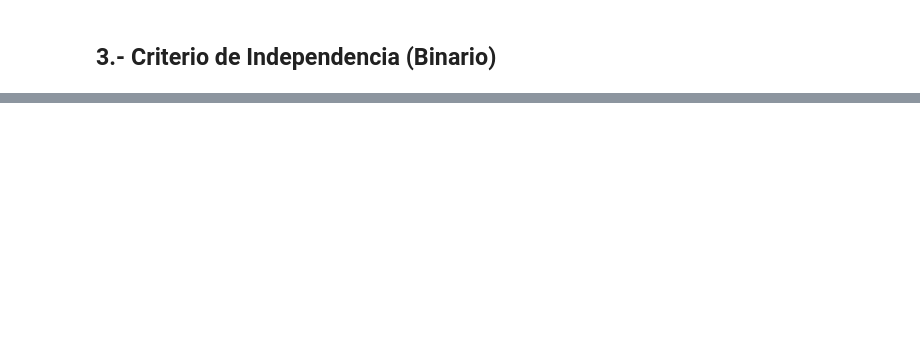
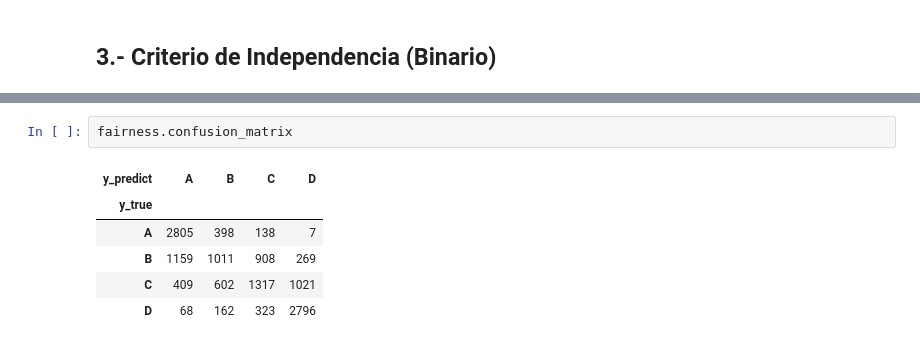
Before and after one commit to Telefonica/XAIoGraphs, a Jupyter notebook: notebooks/Ricardo/pruebas_fairness.ipynb, the cells around one changed output, grey strips where cells are left out. Saved outputs shown, nothing was run; the diff lists cells and outputs as text; blank space fills up the shorter version.

```diff
--- a/notebooks/Ricardo/pruebas_fairness.ipynb
+++ b/notebooks/Ricardo/pruebas_fairness.ipynb
@@ -751,0 +818,9 @@ Processing rango_edad Feature
+# %%
+fairness.confusion_matrix
+# %% [output]
+| y_predict | A | B | C | D |
+| y_true |  |  |  |  |
+| A | 2805 | 398 | 138 | 7 |
+| B | 1159 | 1011 | 908 | 269 |
+| C | 409 | 602 | 1317 | 1021 |
+| D | 68 | 162 | 323 | 2796 |
```
Also changed, not shown: parts of 11 cells of this notebook.
